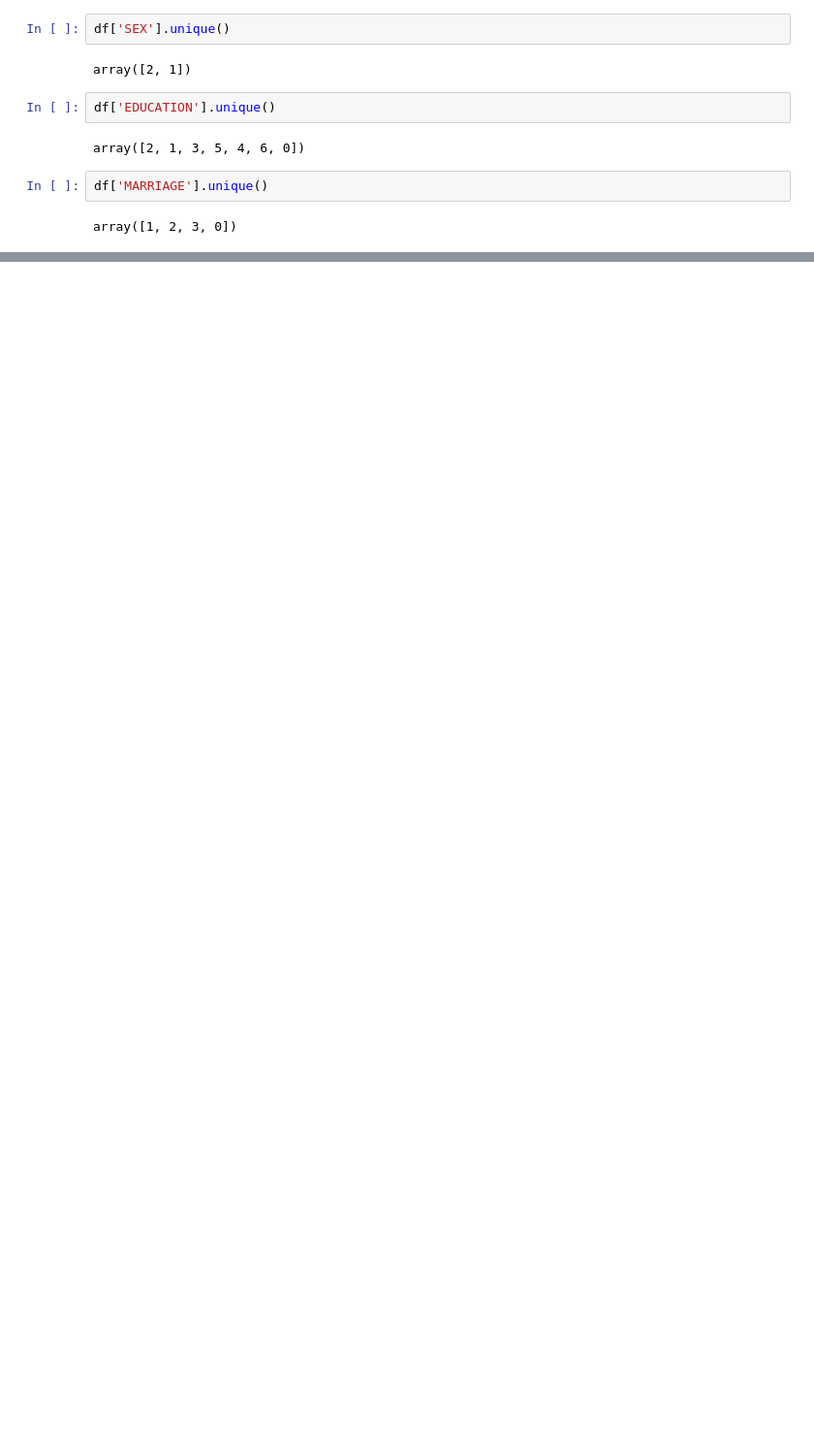
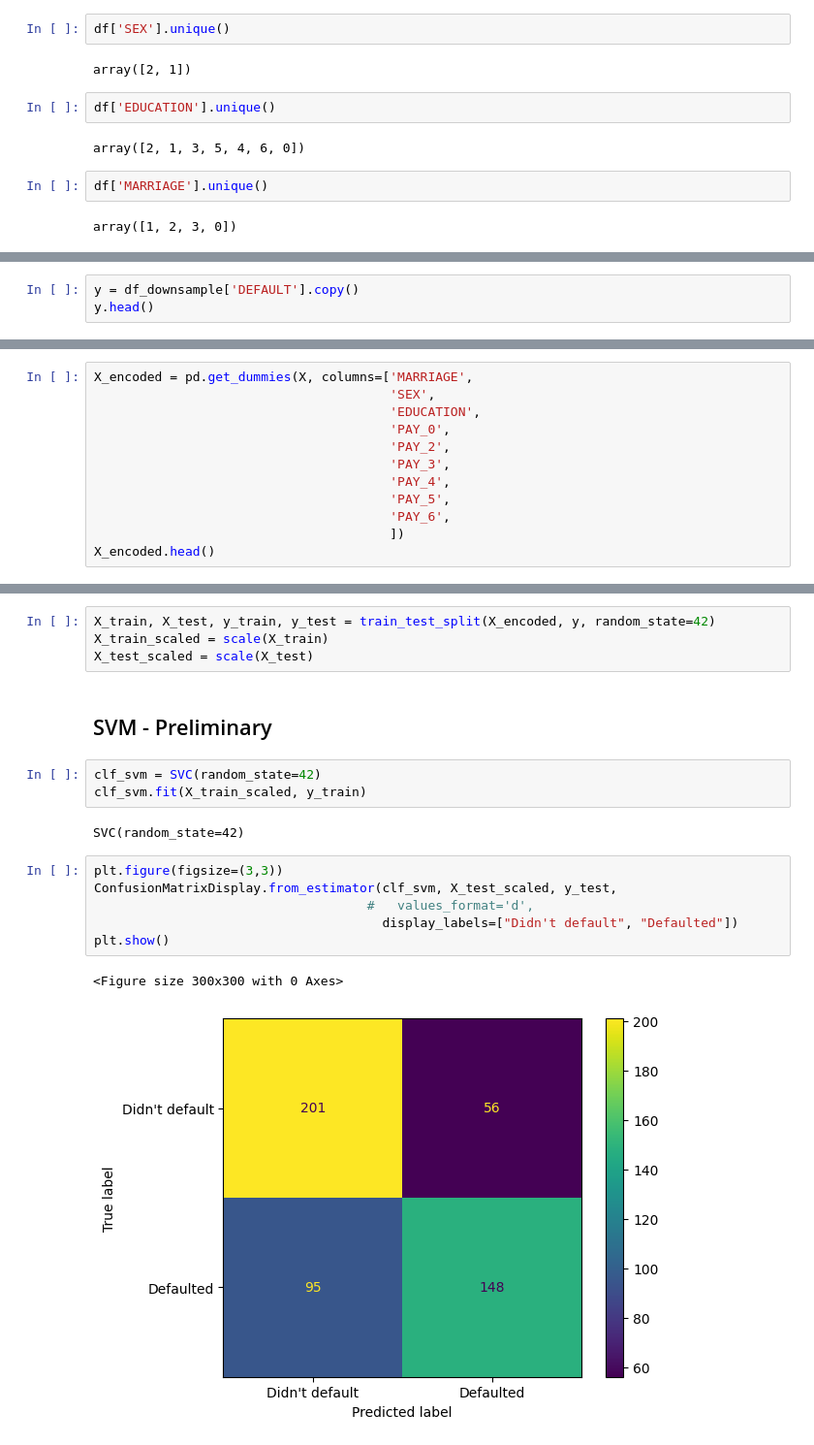
Before and after one commit to dvirhersh/python_ml, a Jupyter notebook: svm/svm_statquest.ipynb, the cells around one changed output, grey strips where cells are left out. Shown at 97% size. Cells and saved outputs as stored; diff of their text form; blank space fills up the shorter version.

```diff
--- a/svm/svm_statquest.ipynb
+++ b/svm/svm_statquest.ipynb
@@ -90,0 +125,3 @@ array([1, 2, 3, 0])
+# %%
+y = df_downsample['DEFAULT'].copy()
+y.head()
@@ -90,0 +147,12 @@ array([1, 2, 3, 0])
+# %%
+X_encoded = pd.get_dummies(X, columns=['MARRIAGE',
+                                       'SEX',
+                                       'EDUCATION',
+                                       'PAY_0',
+                                       'PAY_2',
+                                       'PAY_3',
+                                       'PAY_4',
+                                       'PAY_5',
+                                       'PAY_6',
+                                       ])
+X_encoded.head()
@@ -90,0 +169,20 @@ array([1, 2, 3, 0])
+# %%
+X_train, X_test, y_train, y_test = train_test_split(X_encoded, y, random_state=42)
+X_train_scaled = scale(X_train)
+X_test_scaled = scale(X_test)
+# %% [markdown]
+## SVM - Preliminary
+# %%
+clf_svm = SVC(random_state=42)
+clf_svm.fit(X_train_scaled, y_train)
+# %% [output]
+SVC(random_state=42)
+# %%
+plt.figure(figsize=(3,3))
+ConfusionMatrixDisplay.from_estimator(clf_svm, X_test_scaled, y_test,
+                                    #   values_format='d',
+                                      display_labels=["Didn't default", "Defaulted"])
+plt.show()
+# %% [output]
+<Figure size 300x300 with 0 Axes>
+[figure, added]
```
Also changed, not shown: parts of 29 cells of this notebook.
